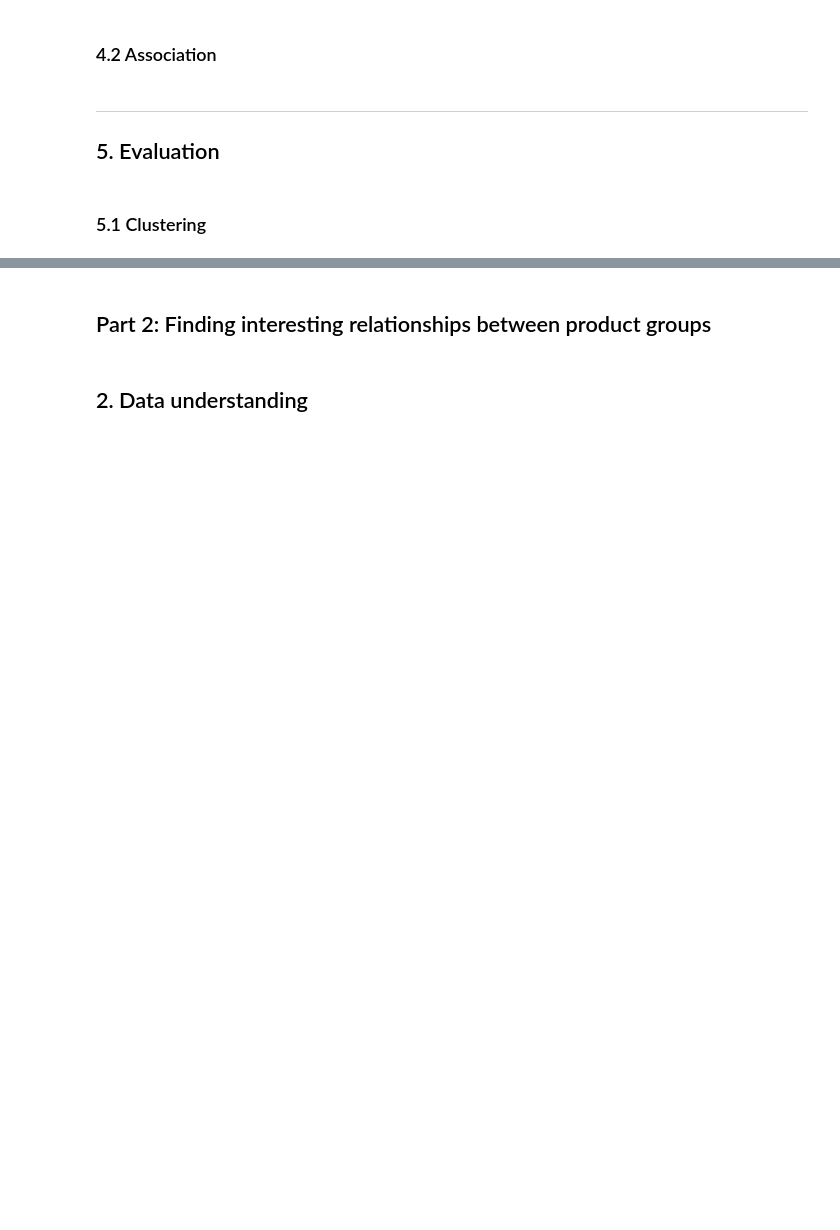
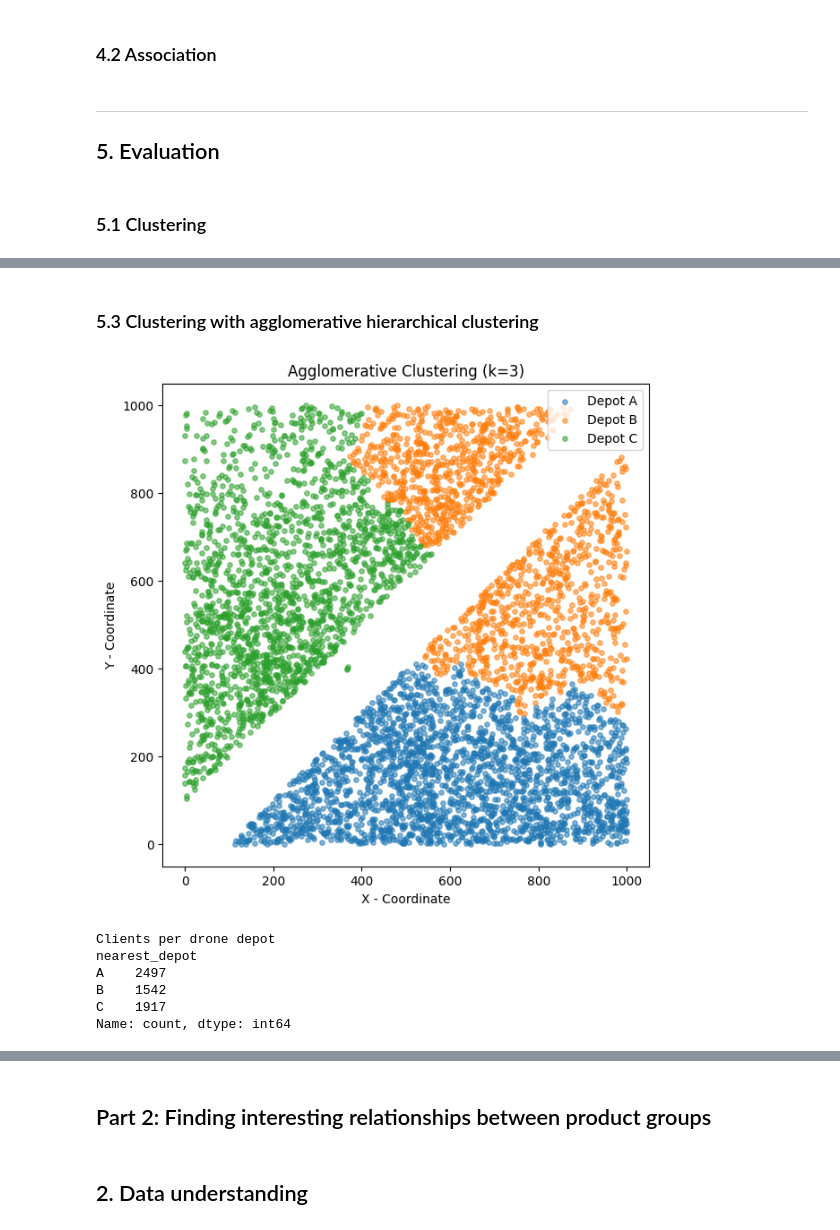
Before and after one commit to TonyKarlin/Data_Handling_and_ML_Group_Assignments, a Jupyter notebook: Clustering and Association rule mining/05-clustering-&-association-rule-mining.ipynb, the cells around one changed output, grey strips where cells are left out. Cells and saved outputs as stored; diff of their text form; code cells hidden in the pictures; blank space fills up the shorter version.

```diff
--- a/Clustering and Association rule mining/05-clustering-&-association-rule-mining.ipynb
+++ b/Clustering and Association rule mining/05-clustering-&-association-rule-mining.ipynb
@@ -212,0 +262,21 @@ Name: count, dtype: int64
+# %% [markdown]
+### 5.3 Clustering with agglomerative hierarchical clustering
+# %%
+model_agg3 = AgglomerativeClustering(n_clusters=3)
+model_agg3.fit(drone_cust_locations[['x', 'y']])
+
+depot_labels = {0: "A", 1: "B", 2: "C"}
+drone_cust_locations["nearest_depot"] = pd.Series(model_agg3.labels_).map(depot_labels).values
+
+plot_clusters(drone_cust_locations, model_agg3, title="Agglomerative Clustering (k=3)")
+
+print("Clients per drone depot")
+print(drone_cust_locations["nearest_depot"].value_counts().sort_index())
+# %% [output]
+[figure, added]
+Clients per drone depot
+nearest_depot
+A    2497
+B    1542
+C    1917
+Name: count, dtype: int64
```
Also changed, not shown: parts of 12 cells of this notebook.
